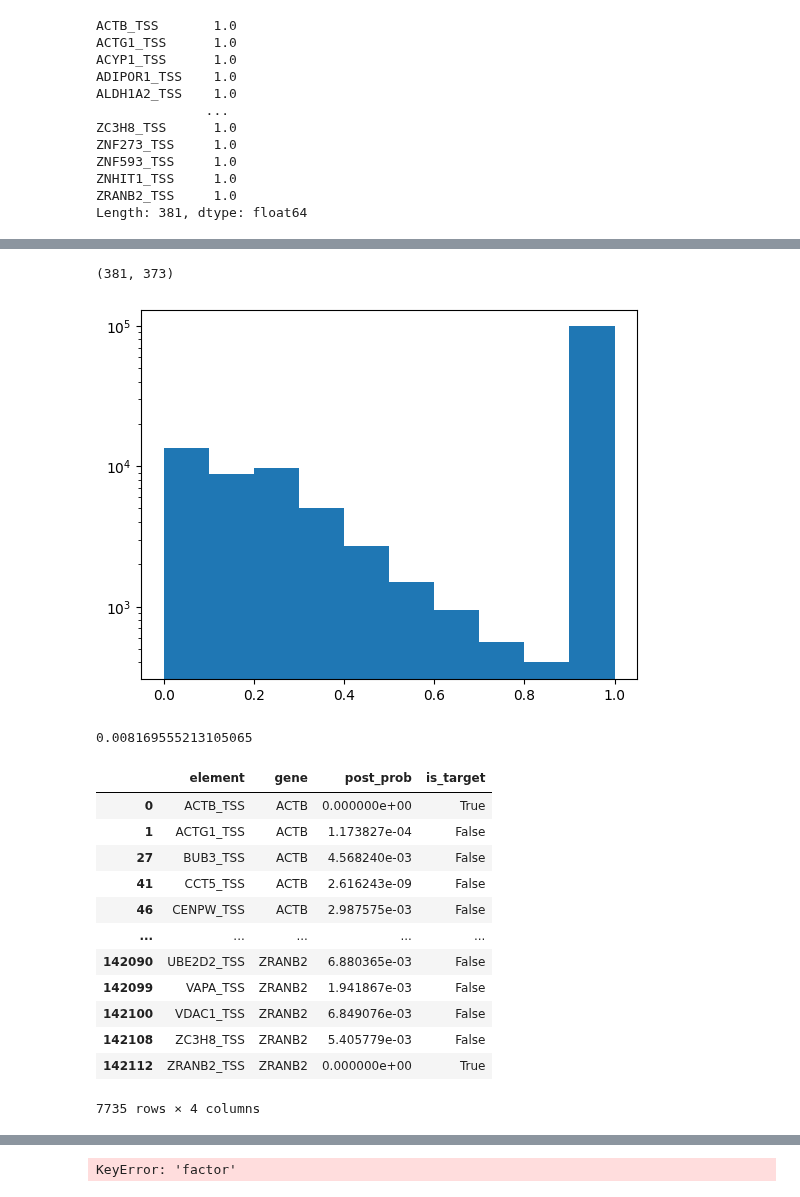
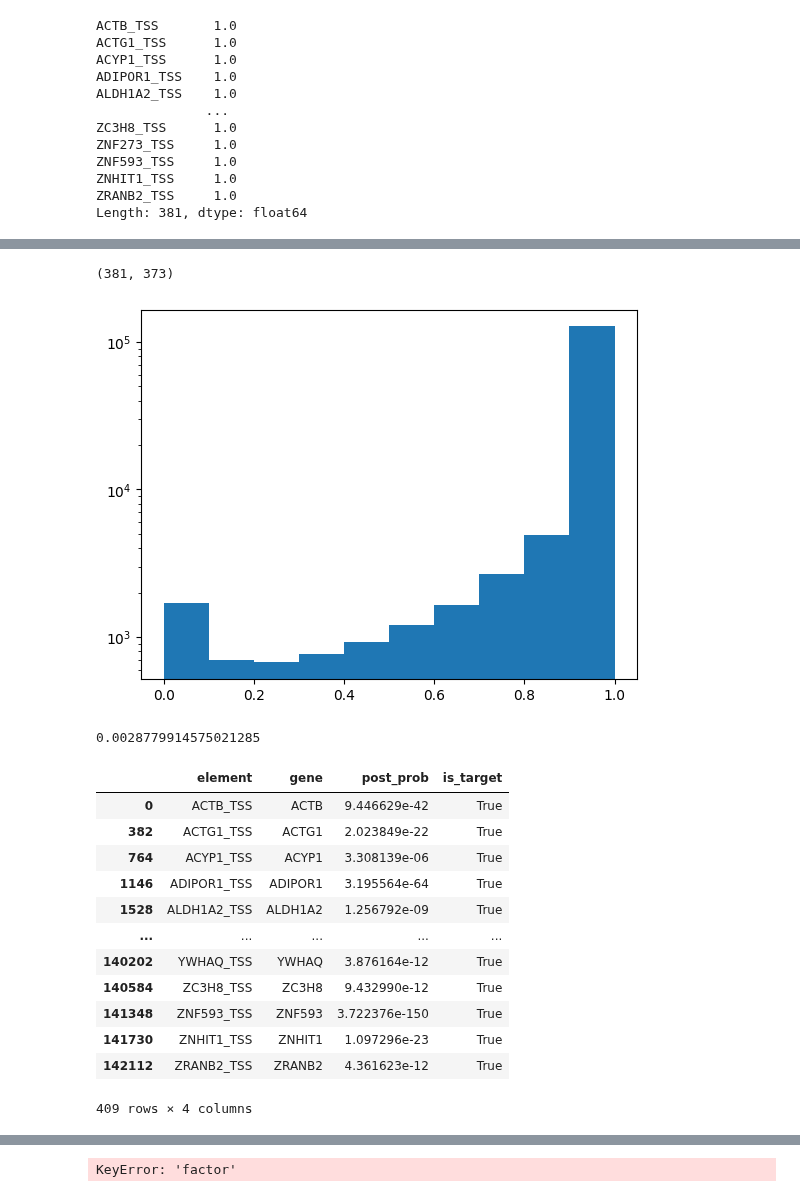
Before and after one commit to pinellolab/PerTurbo, a Jupyter notebook: docs/notebooks/gasperini_pilot_jax_multigene.ipynb, the cells around one changed output, grey strips where cells are left out. Drawn from its saved outputs; the diff is of its cells as text; code cells hidden in the pictures.

```diff
--- a/docs/notebooks/gasperini_pilot_jax_multigene.ipynb
+++ b/docs/notebooks/gasperini_pilot_jax_multigene.ipynb
@@ -4,11 +4,19 @@
 import pandas as pd
 import numpy as np
 import mudata as md
-from perturbo import run_svi, run_mcmc, perturbseq_guide_autonormal_turbo, perturbseq_model_turbo, get_covariates_array
+from perturbo import (
+    run_svi,
+    get_model_args_from_mudata,
+    make_perturbseq_guide_autonormal_turbo,
+    perturbseq_model_turbo,
+    get_covariates_array,
+)
 import seaborn as sns
 import matplotlib.pyplot as plt
 import jax.numpy as jnp
+import numpyro
 
-
+smoke_test = False
 test_ntcs = False
 controls_only = True
+numpyro.__version__
@@ -387,0 +529,9 @@ plt.hist(perturbseq_guide.median(params)["efficiency"].ravel())
+# %%
+from scipy.stats import norm, chi2
+
+alpha = 1e-4
+threshold = 0.2
+
+# if "log2_fold_change_auto_loc" in params:
+mu = params["log2_fold_change_auto_loc"]
+sns.histplot(mu.ravel())
@@ -388,45 +547,38 @@ plt.hist(perturbseq_guide.median(params)["efficiency"].ravel())
 # %%
-from scipy.stats import norm
-
-alpha = 1e-5
-threshold = 0.3
-
-# if "log2_fold_change_auto_loc" in params:
-mu = params["log2_fold_change_auto_loc"]
-sigma = params["log2_fold_change_auto_scale"]
 # else:
 # sigma = jnp.sqrt(params["factor_auto_loc"]**2 * params["loading_auto_scale"]**2 + params["loading_auto_loc"]**2 * params["factor_auto_scale"])
-p = norm.cdf(threshold, loc=mu, scale=sigma) - norm.cdf(-threshold, loc=mu, scale=sigma)
-# p = norm.sf(-threshold, loc=mu, scale=sigma)
+# p = norm.cdf(threshold, loc=mu, scale=sigma) - norm.cdf(-threshold, loc=mu, scale=sigma)
+p = norm.sf(-threshold, loc=mu, scale=sigma)
 # plt.hist(jnp.log(p+1e-10).ravel())
+# p = chi2.sf((mu / sigma) ** 2, df=1)
 plt.hist(p.ravel())
 plt.semilogy()
 p.shape
 # %% [output]
 (381, 373)
-[figure, old version]
+[figure, new version]
 # %%
-negative_pairs = perturbseq_guide.quantiles(params, 1 - alpha)["log2_fold_change"][0, ...] < -threshold
-positive_pairs = perturbseq_guide.quantiles(params, alpha)["log2_fold_change"][0, ...] > threshold
+# negative_pairs = perturbseq_guide.quantiles(params, 1 - alpha)["log2_fold_change"][0, ...] < -threshold
+# positive_pairs = perturbseq_guide.quantiles(params, alpha)["log2_fold_change"][0, ...] > threshold
 # significant_pairs = negative_pairs | positive_pairs
 # significant_pairs = negative_pairs
 # significant_pairs = significant_pairs & sufficiently_expressed
 significant_pairs = p < alpha
 significant_pairs.mean()
 # %% [output]
-0.008169555213105065
+0.0028779914575021285
 # %%
-element_idxs, gene_idxs = jnp.where(significant_pairs)
-significant_pairs_df = pd.DataFrame(
-    {"gene": [genes[i] for i in gene_idxs], "element": [selected_elements.values[i] for i in element_idxs]}
-)
+# element_idxs, gene_idxs = jnp.where(significant_pairs)
+# significant_pairs_df = pd.DataFrame(
+#     {"gene": [genes[i] for i in gene_idxs], "element": [selected_elements.values[i] for i in element_idxs]}
+# )
 
 pairs_df = (
     pd.DataFrame(p, columns=genes, index=selected_elements)
     .melt(value_name="post_prob", var_name="gene", ignore_index=False)
     .reset_index(names="element")
 )
-significant_pairs_df = pairs_df.query("post_prob<0.01").assign(
+significant_pairs_df = pairs_df.query(f"post_prob<{alpha}").assign(
     is_target=lambda x: x["gene"] == x["element"].str.split("_").str[0]
 )
 significant_pairs_df
@@ -435,18 +587,18 @@ significant_pairs_df
 # selected_elements
 # %% [output]
 |  | element | gene | post_prob | is_target |
-| 0 | ACTB_TSS | ACTB | 0.000000e+00 | True |
-| 1 | ACTG1_TSS | ACTB | 1.173827e-04 | False |
-| 27 | BUB3_TSS | ACTB | 4.568240e-03 | False |
-| 41 | CCT5_TSS | ACTB | 2.616243e-09 | False |
-| 46 | CENPW_TSS | ACTB | 2.987575e-03 | False |
+| 0 | ACTB_TSS | ACTB | 9.446629e-42 | True |
+| 382 | ACTG1_TSS | ACTG1 | 2.023849e-22 | True |
+| 764 | ACYP1_TSS | ACYP1 | 3.308139e-06 | True |
+| 1146 | ADIPOR1_TSS | ADIPOR1 | 3.195564e-64 | True |
+| 1528 | ALDH1A2_TSS | ALDH1A2 | 1.256792e-09 | True |
 | ... | ... | ... | ... | ... |
-| 142090 | UBE2D2_TSS | ZRANB2 | 6.880365e-03 | False |
-| 142099 | VAPA_TSS | ZRANB2 | 1.941867e-03 | False |
-| 142100 | VDAC1_TSS | ZRANB2 | 6.849076e-03 | False |
-| 142108 | ZC3H8_TSS | ZRANB2 | 5.405779e-03 | False |
-| 142112 | ZRANB2_TSS | ZRANB2 | 0.000000e+00 | True |
+| 140202 | YWHAQ_TSS | YWHAQ | 3.876164e-12 | True |
+| 140584 | ZC3H8_TSS | ZC3H8 | 9.432990e-12 | True |
+| 141348 | ZNF593_TSS | ZNF593 | 3.722376e-150 | True |
+| 141730 | ZNHIT1_TSS | ZNHIT1 | 1.097296e-23 | True |
+| 142112 | ZRANB2_TSS | ZRANB2 | 4.361623e-12 | True |
-7735 rows × 4 columns
+409 rows × 4 columns
 # %%
 significant_pairs_df.query("is_target")
 # %% [output]
```
Also changed, not shown: parts of 32 cells of this notebook, 5 other files.
